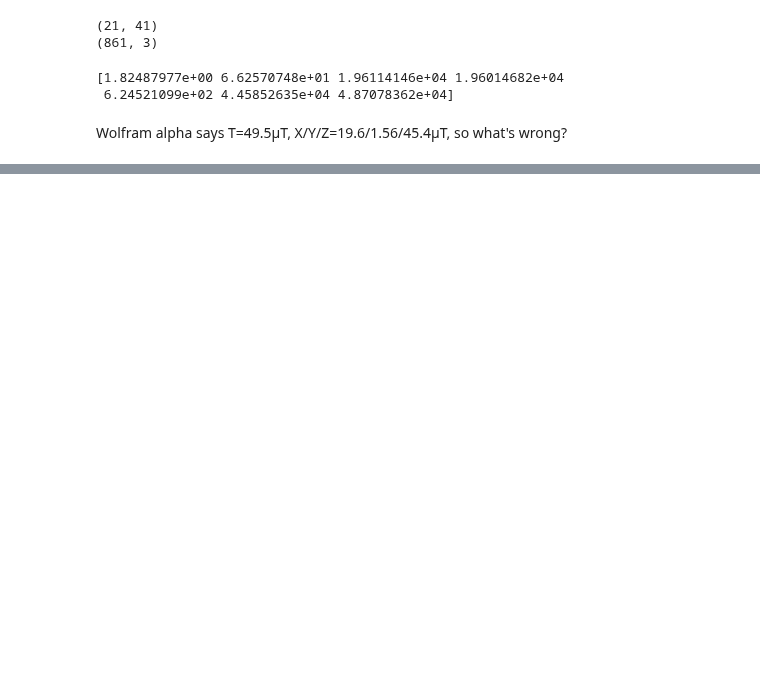
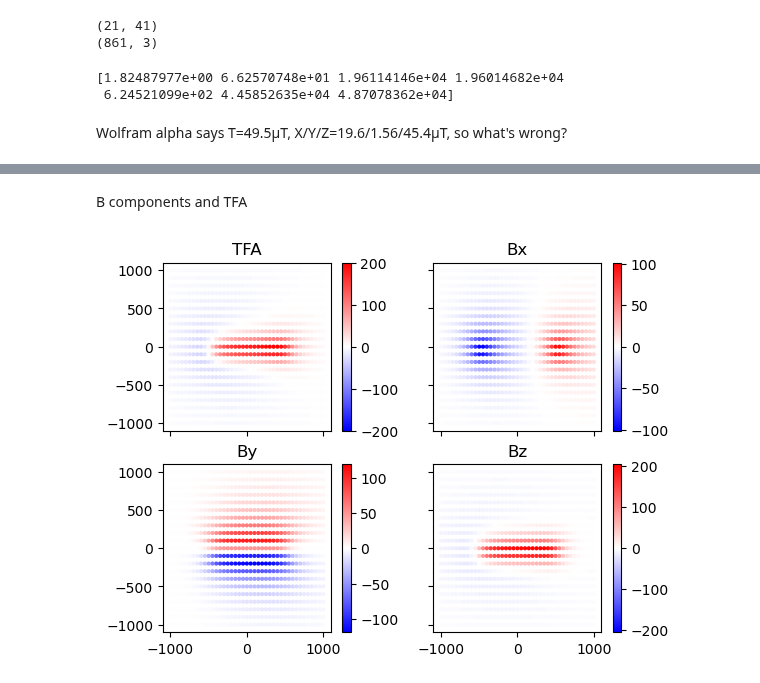
Before and after one commit to gimli-org/notebooks, a Jupyter notebook: Magnetics/synthFault.ipynb, the cells around one changed output, grey strips where cells are left out. Saved outputs shown, nothing was run; the diff lists cells and outputs as text; code cells hidden in the pictures; blank space fills up the shorter version.

```diff
--- a/Magnetics/synthFault.ipynb
+++ b/Magnetics/synthFault.ipynb
@@ -94,0 +105,14 @@ for i in range(len(cmp)):
+# %% [markdown]
+B components and TFA
+# %%
+fig, ax = plt.subplots(2, 2, sharex=True, sharey=True)
+for i in range(4):
+    fld = fields[i]
+    vv = max(-min(fld), max(fld))
+    sc = ax.flat[i].scatter(X.flat, Y.flat, c=fld, cmap="bwr", vmin=-vv, vmax=vv)
+    ax.flat[i].set_title(cmp[i])
+    ax.flat[i].set_aspect(1.0)
+    fig.colorbar(sc, ax=ax.flat[i])
+    fig.savefig("fault-bfield.svg")
+# %% [output]
+[figure, added]
```
Also changed, not shown: parts of 7 cells of this notebook, 2 other files.
